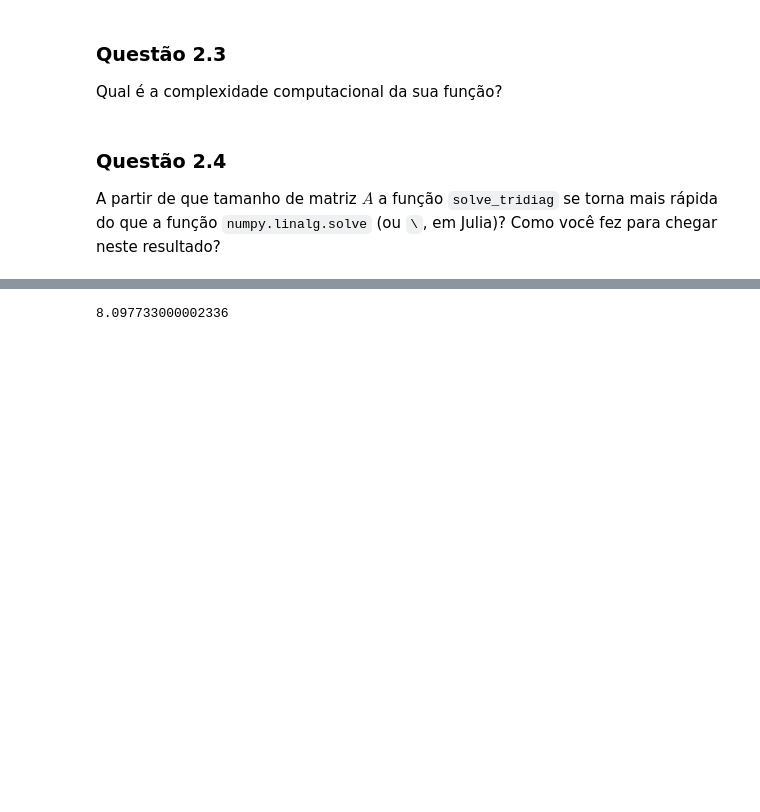
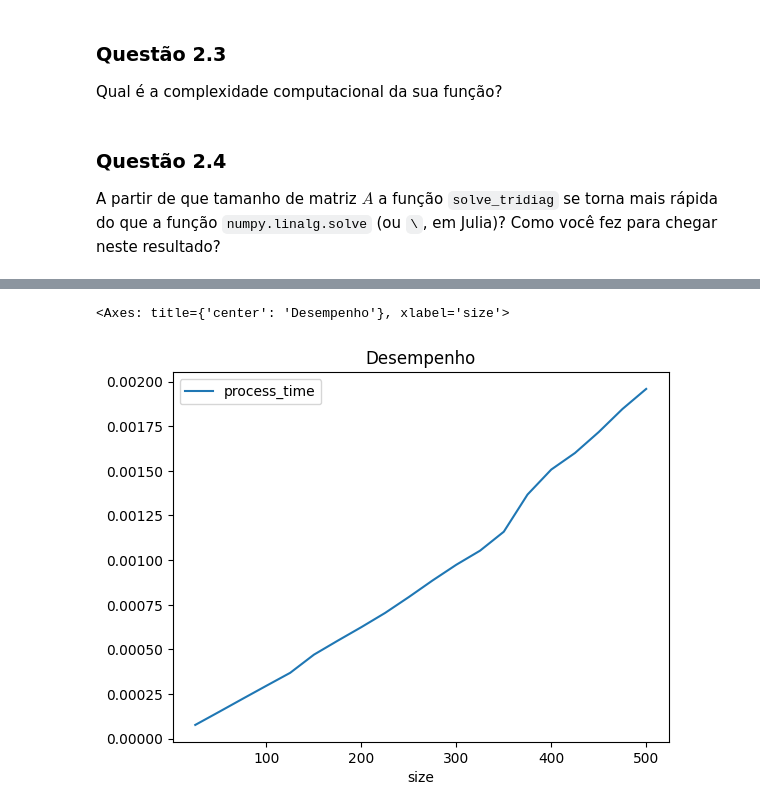
Before and after one commit to davi-dressler/fgv_aln, a Jupyter notebook: Trab_1/Projeto1_2.ipynb, the cells around one changed output, grey strips where cells are left out. Saved outputs shown, nothing was run; the diff lists cells and outputs as text; code cells hidden in the pictures; blank space fills up the shorter version.

```diff
--- a/Trab_1/Projeto1_2.ipynb
+++ b/Trab_1/Projeto1_2.ipynb
@@ -18,19 +16,23 @@ Professor, minha ideia inicial era calcular a matriz inversa e depois apenas res
 # %%
 def solve_tridiag(A, b):
-    A_nrow, A_ncol = A.shape
+
+    A_nrow = A.shape[0]
 
     L = np.identity(A_nrow)
 
+    # Calculo das matrizes L e U
     for i in range(A_nrow-1):
-        t = A[i+1,i]/A[i,i]
+        t = A[i+1,i] / A[i,i]
         A[i+1] = A[i+1] - t*A[i]
-        L[i+1,i] = t
+        L[i+1, i] = t
 
+    # Calculo de y
     y = np.zeros(A_nrow)
     y[0] = b[0]
     for i in range(1, A_nrow):
         y[i] = b[i] - L[i,i-1]*y[i-1]
 
+    #Calculo de x
     x = np.zeros(A_nrow)
     x[A_nrow-1] =  y[A_nrow-1]/A[A_nrow-1,A_nrow-1]
     for i in reversed(range(A_nrow-1)):
@@ -87,8 +89,3 @@ Qual é a complexidade computacional da sua função?
 ### Questão 2.4
 A partir de que tamanho de matriz $A$ a função `solve_tridiag` se torna mais rápida do que a função `numpy.linalg.solve` (ou `\`, em Julia)?
 Como você fez para chegar neste resultado?
-# %%
-N = 20000 # Tamanho
-A_rand = np.diag(np.random.rand(N)) + np.diag(np.random.rand(N-1), -1) + np.diag(np.random.rand(N-1), 1)
-b_rand = np.random.rand(N)
-x_rand_esp = np.linalg.solve(A_rand, b_rand)
@@ -95,8 +102,19 @@ x_rand_esp = np.linalg.solve(A_rand, b_rand)
 # %%
-tempo = timeit.timeit("solve_tridiag(A_rand.copy(),b_rand.copy())", globals= globals(), number = 1)
-print(tempo)
-tempo = timeit.timeit("np.linalg.solve(A_rand.copy(),b_rand.copy())", globals= globals(), number = 1)
-print(tempo)
+data_solve_tridiag = []
+
+for n in range(25, 501, 25):
+
+    A_rand = np.diag(np.random.rand(n)) + np.diag(np.random.rand(n-1), -1) + np.diag(np.random.rand(n-1), 1)
+    b_rand = np.random.rand(n)
+
+    tempos = timeit.repeat(lambda: solve_tridiag(A_rand, b_rand), number=10, repeat=5)
+    tempo_estavel = min(tempos) / 10
+
+    data_solve_tridiag.append({"size": n, "process_time": tempo_estavel})
+
+df_solve_tridiag = pd.DataFrame(data_solve_tridiag)
+df_solve_tridiag.plot(x="size", y="process_time", title="Desempenho")
 # %% [output]
-8.097733000002336
+<Axes: title={'center': 'Desempenho'}, xlabel='size'>
+[figure, added]
 # %%
```
Also changed, not shown: parts of 6 cells of this notebook, 1 other file.
